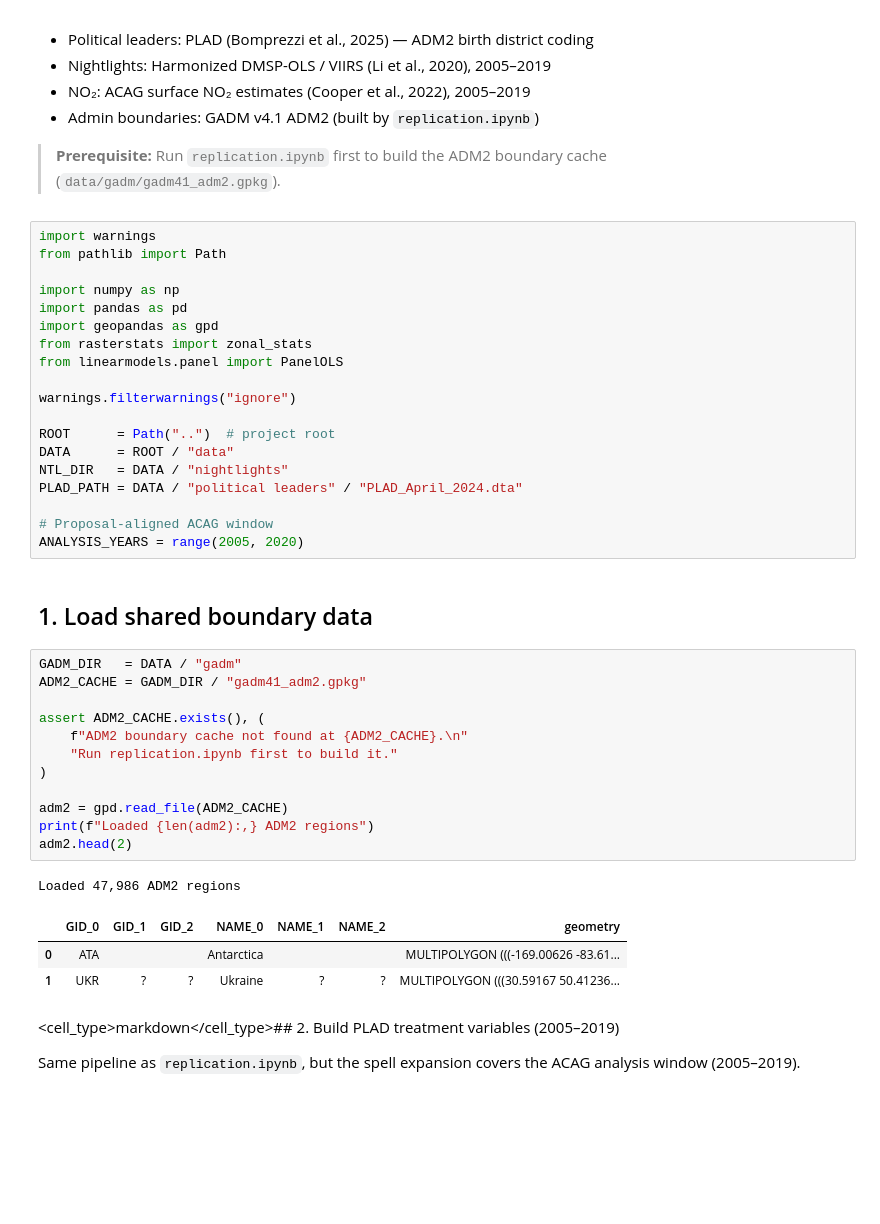
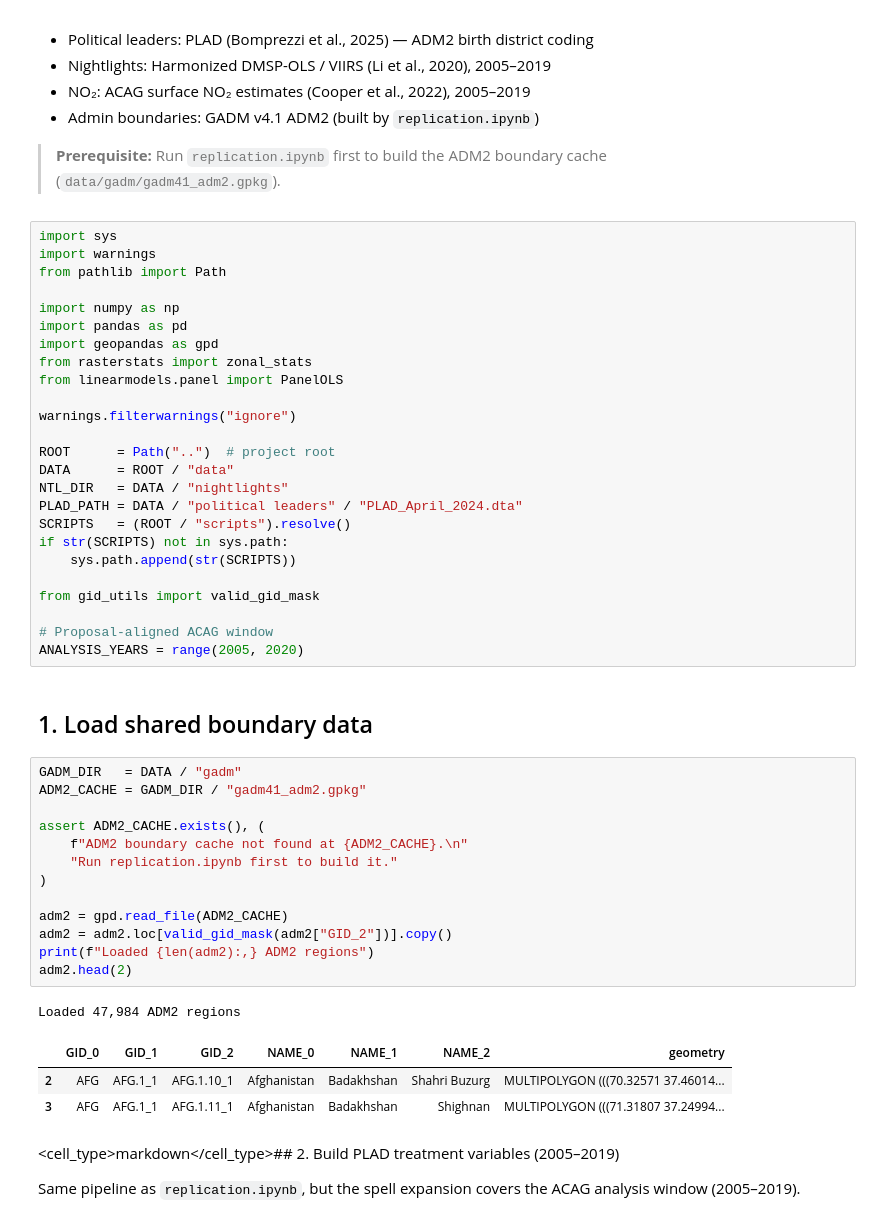
Before and after one commit to RichSchulz/political-leader-pollution, a Jupyter notebook: analysis/green_favoritism.ipynb, the cells around one changed output. Drawn from its saved outputs; the diff is of its cells as text; blank space fills up the shorter version.

```diff
--- a/analysis/green_favoritism.ipynb
+++ b/analysis/green_favoritism.ipynb
@@ -16,6 +16,7 @@ Birth regions see rising nighttime lights (economic activity) but **not** rising
 
 > **Prerequisite:** Run `replication.ipynb` first to build the ADM2 boundary cache (`data/gadm/gadm41_adm2.gpkg`).
 # %%
+import sys
 import warnings
 from pathlib import Path
 
@@ -31,6 +32,11 @@ ROOT      = Path("..")  # project root
 DATA      = ROOT / "data"
 NTL_DIR   = DATA / "nightlights"
 PLAD_PATH = DATA / "political leaders" / "PLAD_April_2024.dta"
+SCRIPTS   = (ROOT / "scripts").resolve()
+if str(SCRIPTS) not in sys.path:
+    sys.path.append(str(SCRIPTS))
+
+from gid_utils import valid_gid_mask
 
 # Proposal-aligned ACAG window
 ANALYSIS_YEARS = range(2005, 2020)
@@ -39,20 +45,21 @@ ANALYSIS_YEARS = range(2005, 2020)
 # %%
 GADM_DIR   = DATA / "gadm"
 ADM2_CACHE = GADM_DIR / "gadm41_adm2.gpkg"
 
 assert ADM2_CACHE.exists(), (
     f"ADM2 boundary cache not found at {ADM2_CACHE}.\n"
     "Run replication.ipynb first to build it."
 )
 
 adm2 = gpd.read_file(ADM2_CACHE)
+adm2 = adm2.loc[valid_gid_mask(adm2["GID_2"])].copy()
 print(f"Loaded {len(adm2):,} ADM2 regions")
 adm2.head(2)
 # %% [output]
-Loaded 47,986 ADM2 regions
+Loaded 47,984 ADM2 regions
 |  | GID_0 | GID_1 | GID_2 | NAME_0 | NAME_1 | NAME_2 | geometry |
-| 0 | ATA |  |  | Antarctica |  |  | MULTIPOLYGON (((-169.00626 -83.61... |
-| 1 | UKR | ? | ? | Ukraine | ? | ? | MULTIPOLYGON (((30.59167 50.41236... |
+| 2 | AFG | AFG.1_1 | AFG.1.10_1 | Afghanistan | Badakhshan | Shahri Buzurg | MULTIPOLYGON (((70.32571 37.46014... |
+| 3 | AFG | AFG.1_1 | AFG.1.11_1 | Afghanistan | Badakhshan | Shighnan | MULTIPOLYGON (((71.31807 37.24994... |
 # %% [markdown]
 <cell_type>markdown</cell_type>## 2. Build PLAD treatment variables (2005–2019)
 
```
Also changed, not shown: parts of 12 cells of this notebook, 7 other files.
